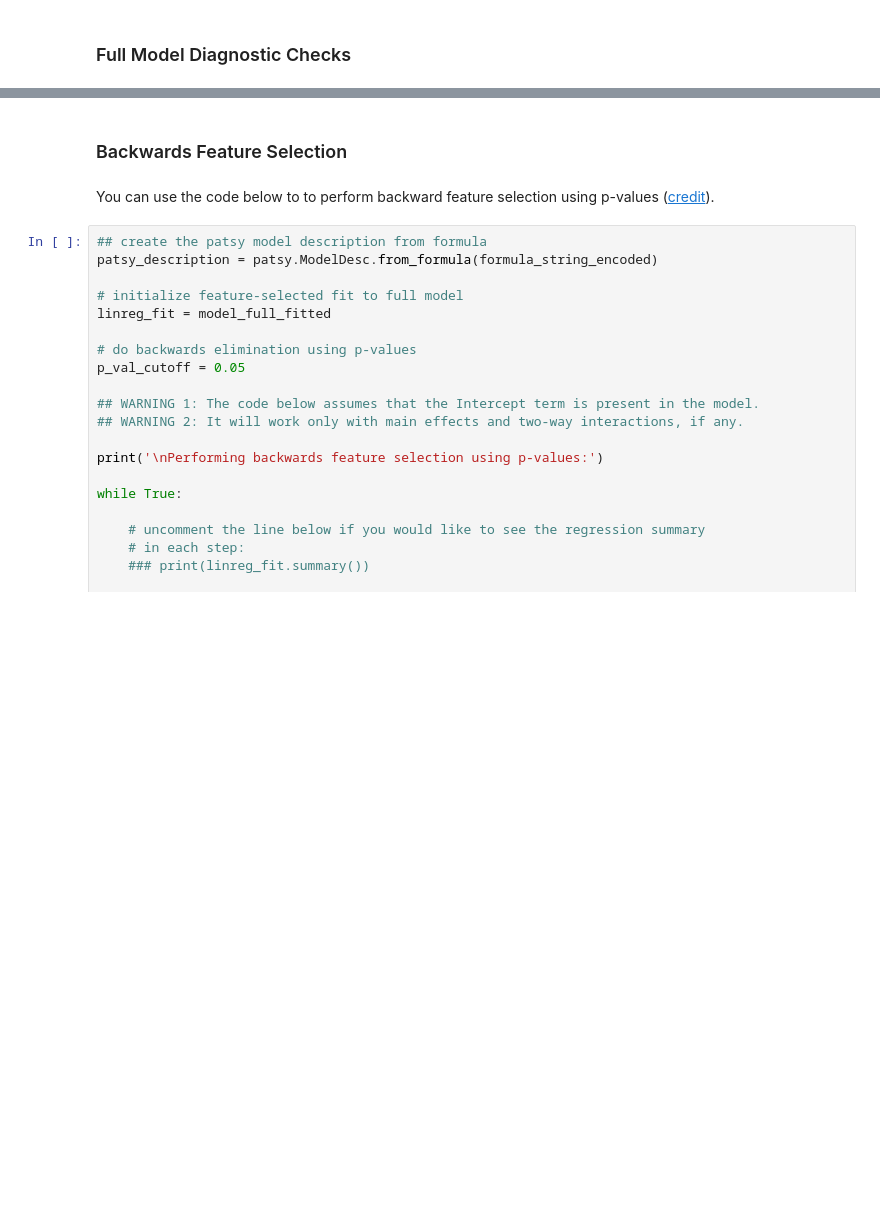
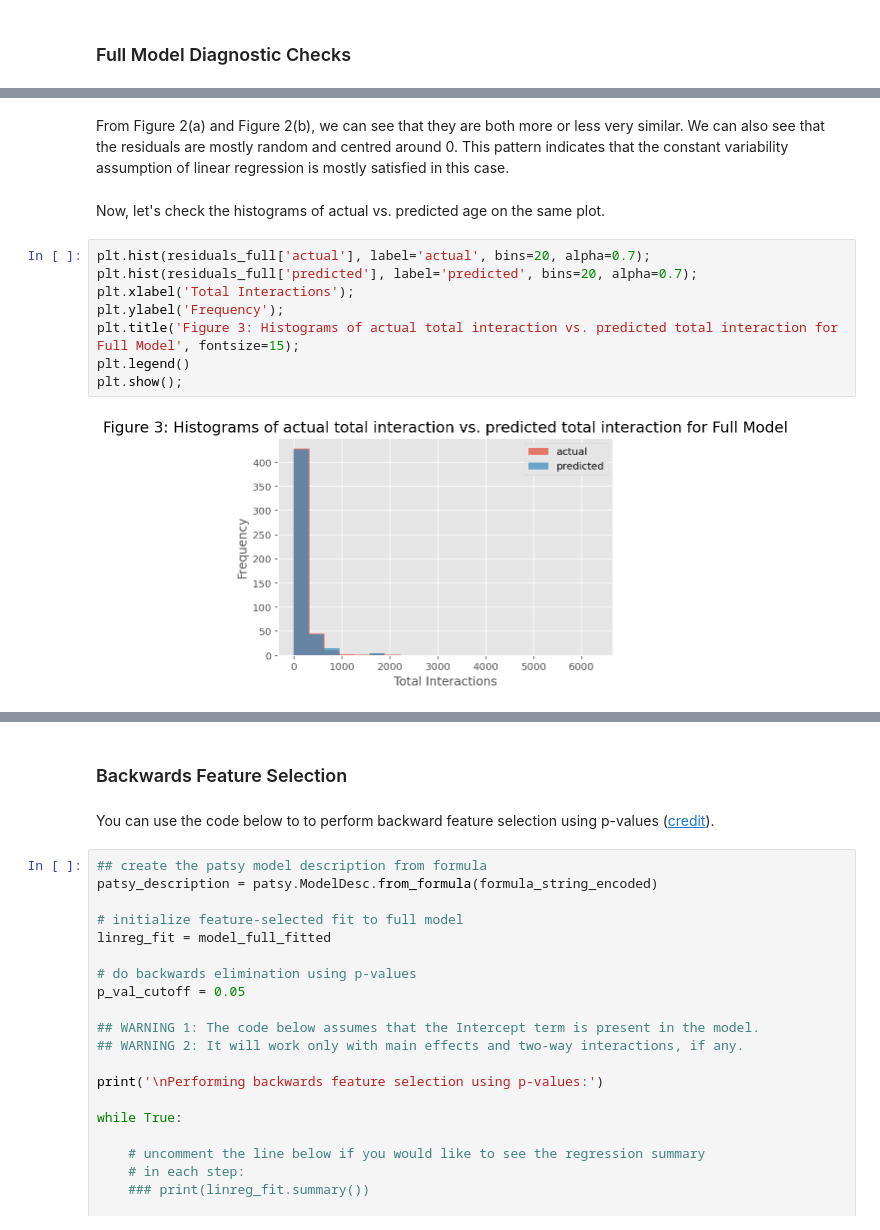
Before and after one commit to athul-tmp/Facebook-Metrics-Analysis, a Jupyter notebook: Phase 2.ipynb, the cells around one changed output, grey strips where cells are left out. Saved outputs shown, nothing was run; the diff lists cells and outputs as text; blank space fills up the shorter version.

```diff
--- a/Phase 2.ipynb
+++ b/Phase 2.ipynb
@@ -155,0 +262,14 @@ You need to check whether there are indications of violations of the regression
+# %% [markdown]
+From Figure 2(a) and Figure 2(b), we can see that they are both more or less very similar. We can also see that the residuals are mostly random and centred around 0. This pattern indicates that the constant variability assumption of linear regression is mostly satisfied in this case.
+# %% [markdown]
+Now, let's check the histograms of actual vs. predicted age on the same plot.
+# %%
+plt.hist(residuals_full['actual'], label='actual', bins=20, alpha=0.7);
+plt.hist(residuals_full['predicted'], label='predicted', bins=20, alpha=0.7);
+plt.xlabel('Total Interactions');
+plt.ylabel('Frequency');
+plt.title('Figure 3: Histograms of actual total interaction vs. predicted total interaction for Full Model', fontsize=15);
+plt.legend()
+plt.show();
+# %% [output]
+[figure, added]
```
Also changed, not shown: parts of 47 cells of this notebook, 1 other file.
